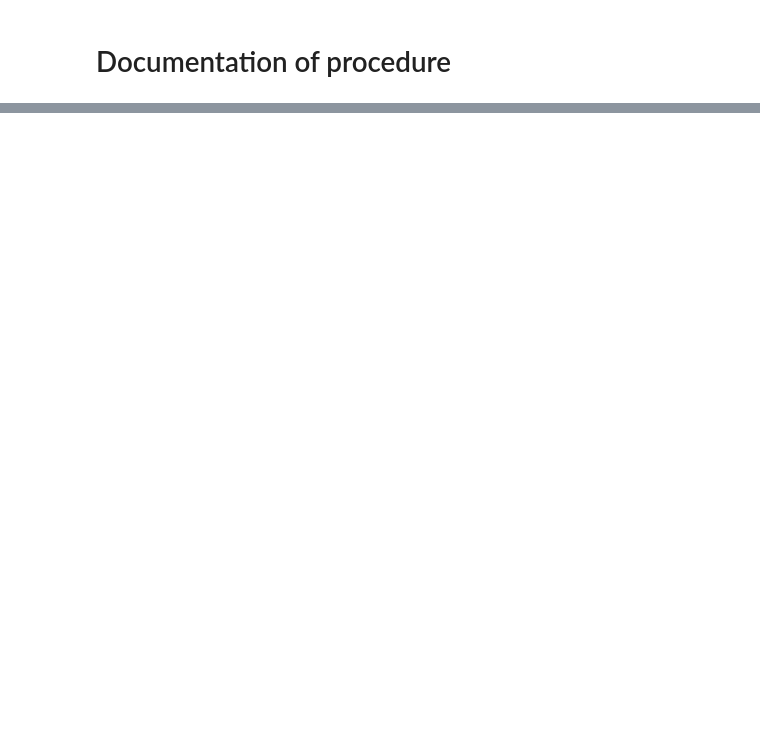
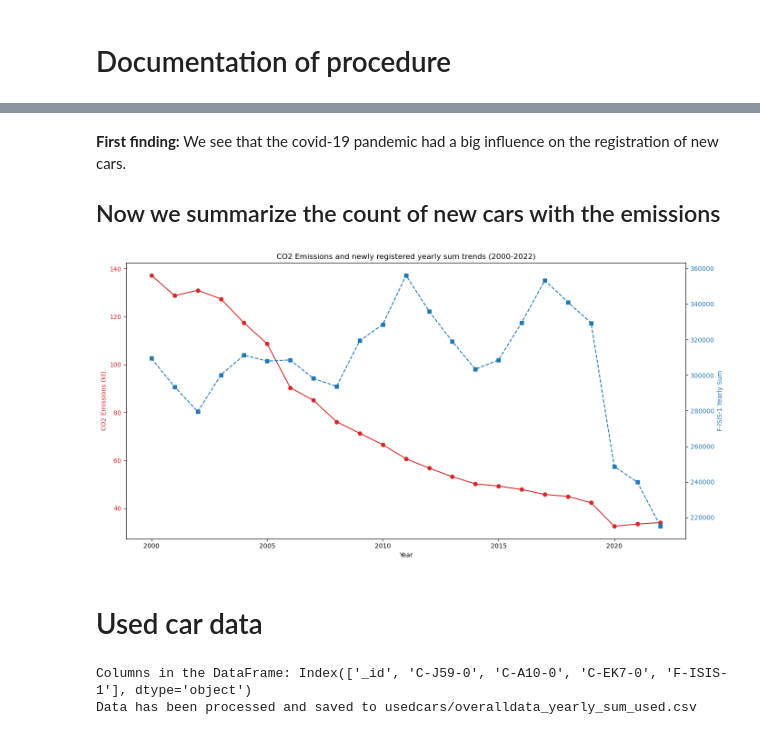
Before and after one commit to huhubi/BDINF_project, a Jupyter notebook: Projekt.ipynb, the cells around one changed output, grey strips where cells are left out. Cells and saved outputs as stored; diff of their text form; code cells hidden in the pictures; blank space fills up the shorter version.

```diff
--- a/Projekt.ipynb
+++ b/Projekt.ipynb
@@ -172,0 +240,58 @@ Count von new registered und used cars pro Jahr gegenüberstellen mit emissions
+# %% [markdown]
+**First finding:** We see that the covid-19 pandemic had a big influence on the registration of new cars.
+
+## Now we summarize the count of new cars with the emissions
+# %%
+emissions_data_path = 'emissions/1a3b1.csv'
+emissions_data = pd.read_csv(emissions_data_path)
+emissions_data = emissions_data[(emissions_data['Year'] >= 2000) & (emissions_data['Year'] <= 2022)]
+
+yearly_sum_data_path = 'newcars/overalldata_yearly_sum_new.csv'
+yearly_sum_data = pd.read_csv(yearly_sum_data_path)
+yearly_sum_data = yearly_sum_data[(yearly_sum_data['Year'] >= 2000) & (yearly_sum_data['Year'] <= 2022)]
+
+fig, ax1 = plt.subplots(figsize=(14, 7))
+
+color = 'tab:red'
+ax1.set_xlabel('Year')
+ax1.set_ylabel('CO2 Emissions (kt)', color=color)
+ax1.plot(emissions_data['Year'], emissions_data['CO2 Emissions'], color=color, marker='o', linestyle='-', label='CO2 Emissions (kt)')
+ax1.tick_params(axis='y', labelcolor=color)
+
+ax2 = ax1.twinx()
+color = 'tab:blue'
+ax2.set_ylabel('F-ISIS-1 Yearly Sum', color=color)
+ax2.plot(yearly_sum_data['Year'], yearly_sum_data['Sum'], color=color, marker='s', linestyle='--', label='F-ISIS-1 Yearly Sum')
+ax2.tick_params(axis='y', labelcolor=color)
+
+plt.title('CO2 Emissions and newly registered yearly sum trends (2000-2022)')
+fig.tight_layout()
+plt.show()
+# %% [output]
+[figure, added]
+# %% [markdown]
+# Used car data
+# %%
+def process_usedcars_data(db_name, collection_name, output_path):
+    db = client[db_name]
+    usedcars_collection = db[collection_name]
+    data = list(usedcars_collection.find({}))
+
+    df = pd.DataFrame(data)
+    print("Columns in the DataFrame:", df.columns)
+
+    df['F-ISIS-1'] = pd.to_numeric(df['F-ISIS-1'])
+    df['Year'] = df['C-A10-0'].str.slice(4, 8).astype(int)
+
+    yearly_sum = df.groupby('Year')['F-ISIS-1'].sum().reset_index()
+    yearly_sum.columns = ['Year', 'Sum']
+    yearly_sum.to_csv(output_path, index=False)
+    print("Data has been processed and saved to", output_path)
+
+    return yearly_sum
+
+output_file_path = 'usedcars/overalldata_yearly_sum_used.csv'
+yearly_data = process_usedcars_data('mydatabase', 'usedcars', output_file_path)
+# %% [output]
+Columns in the DataFrame: Index(['_id', 'C-J59-0', 'C-A10-0', 'C-EK7-0', 'F-ISIS-1'], dtype='object')
+Data has been processed and saved to usedcars/overalldata_yearly_sum_used.csv
```
Also changed, not shown: parts of 48 cells of this notebook, 25 other files.
